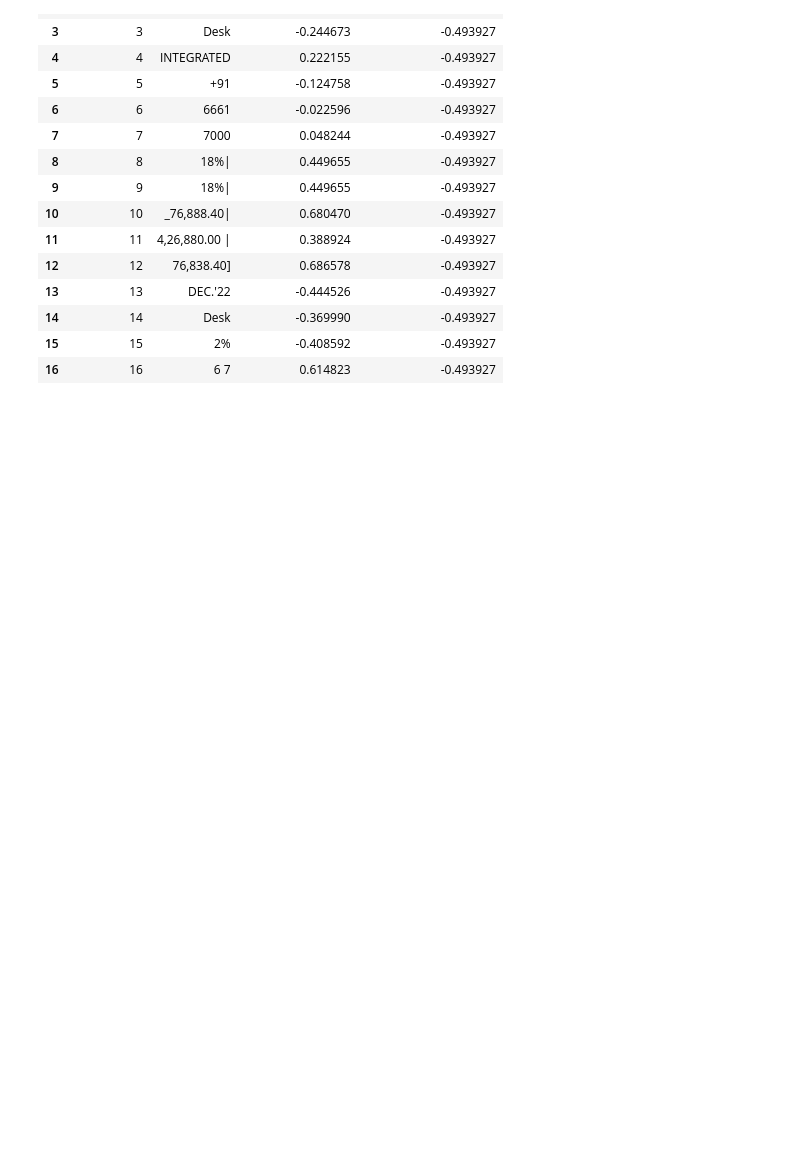
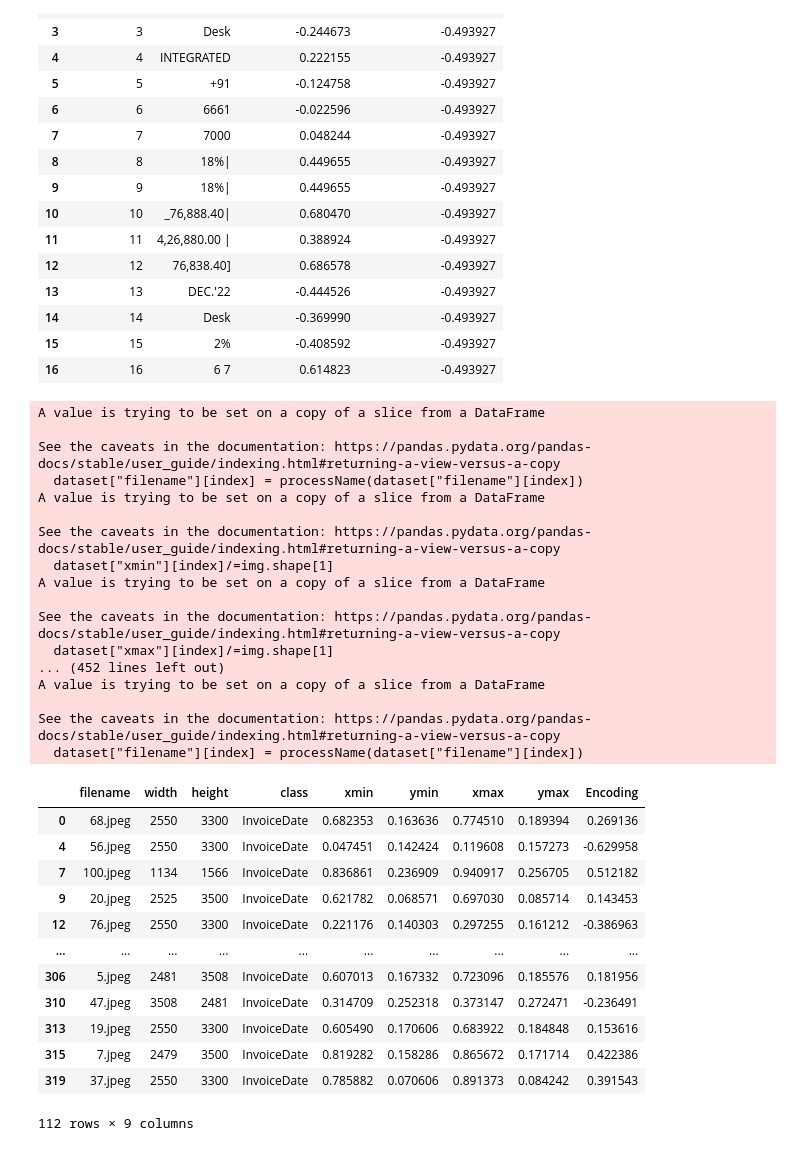
Before and after one commit to TallySolutions/Document-AI, a Jupyter notebook: Google'sRepresentationLearning/Process.ipynb, the cells around one changed output. Saved outputs shown, nothing was run; the diff lists cells and outputs as text; code cells hidden in the pictures; blank space fills up the shorter version.

```diff
--- a/Google'sRepresentationLearning/Process.ipynb
+++ b/Google'sRepresentationLearning/Process.ipynb
@@ -11,6 +12,3 @@ pwd
 # %%
 datasetDir = os.listdir("/home/aman/Documents/Tally/Git-Document-AI/Document-AI/Google'sRepresentationLearning/Data/InvoiceDateDataset")
 os.chdir("/home/aman/Documents/Tally/Git-Document-AI/Document-AI/Google'sRepresentationLearning/Data/InvoiceDateDataset")
-# %%
-df = pd.read_csv("1.jpeg.csv")
-df
@@ -127,3 +114,63 @@ df
 | 14 | 14 | Desk | -0.369990 | -0.493927 |
 | 15 | 15 | 2% | -0.408592 | -0.493927 |
 | 16 | 16 | 6 7 | 0.614823 | -0.493927 |
+# %%
+def processName(text):
+    if text[1]=="_":
+        return (text[0]+".jpeg")
+    elif text[2]=="_":
+        return (text[:2]+".jpeg")
+    else:
+        return (text[:3]+".jpeg")
+# %%
+os.chdir("/home/aman/Documents/Tally/Git-Document-AI/Document-AI/Google'sRepresentationLearning/Data/Dataset")
+dataset = pd.read_csv("_annotations.csv")
+dataset = dataset[dataset["class"]=="InvoiceDate"]
+dataset["Encoding"] = 0
+os.chdir("/home/aman/Documents/Tally/Git-Document-AI/Document-AI/Google'sRepresentationLearning/Data/Images")
+for index in dataset.index:
+    dataset["filename"][index] = processName(dataset["filename"][index])
+    img = cv2.imread(dataset["filename"][index])
+    dataset["xmin"][index]/=img.shape[1]
+    dataset["xmax"][index]/=img.shape[1]
+    dataset["ymin"][index]/=img.shape[0]
+    dataset["ymax"][index]/=img.shape[0]
+    arr = []
+    arr.append(dataset["xmin"][index])
+    arr.append(dataset["ymin"][index])
+    arr.append(dataset["xmax"][index])
+    arr.append(dataset["ymax"][index])
+    encoding = CIpca.transform([arr])
+    dataset["Encoding"][index] = encoding
+dataset
+# %% [output]
+A value is trying to be set on a copy of a slice from a DataFrame
+
+See the caveats in the documentation: https://pandas.pydata.org/pandas-docs/stable/user_guide/indexing.html#returning-a-view-versus-a-copy
+  dataset["filename"][index] = processName(dataset["filename"][index])
+A value is trying to be set on a copy of a slice from a DataFrame
+
+See the caveats in the documentation: https://pandas.pydata.org/pandas-docs/stable/user_guide/indexing.html#returning-a-view-versus-a-copy
+  dataset["xmin"][index]/=img.shape[1]
+A value is trying to be set on a copy of a slice from a DataFrame
+
+See the caveats in the documentation: https://pandas.pydata.org/pandas-docs/stable/user_guide/indexing.html#returning-a-view-versus-a-copy
+  dataset["xmax"][index]/=img.shape[1]
+... (452 lines left out)
+A value is trying to be set on a copy of a slice from a DataFrame
+
+See the caveats in the documentation: https://pandas.pydata.org/pandas-docs/stable/user_guide/indexing.html#returning-a-view-versus-a-copy
+  dataset["filename"][index] = processName(dataset["filename"][index])
+|  | filename | width | height | class | xmin | ymin | xmax | ymax | Encoding |
+| 0 | 68.jpeg | 2550 | 3300 | InvoiceDate | 0.682353 | 0.163636 | 0.774510 | 0.189394 | 0.269136 |
+| 4 | 56.jpeg | 2550 | 3300 | InvoiceDate | 0.047451 | 0.142424 | 0.119608 | 0.157273 | -0.629958 |
+| 7 | 100.jpeg | 1134 | 1566 | InvoiceDate | 0.836861 | 0.236909 | 0.940917 | 0.256705 | 0.512182 |
+| 9 | 20.jpeg | 2525 | 3500 | InvoiceDate | 0.621782 | 0.068571 | 0.697030 | 0.085714 | 0.143453 |
+| 12 | 76.jpeg | 2550 | 3300 | InvoiceDate | 0.221176 | 0.140303 | 0.297255 | 0.161212 | -0.386963 |
+| ... | ... | ... | ... | ... | ... | ... | ... | ... | ... |
+| 306 | 5.jpeg | 2481 | 3508 | InvoiceDate | 0.607013 | 0.167332 | 0.723096 | 0.185576 | 0.181956 |
+| 310 | 47.jpeg | 3508 | 2481 | InvoiceDate | 0.314709 | 0.252318 | 0.373147 | 0.272471 | -0.236491 |
+| 313 | 19.jpeg | 2550 | 3300 | InvoiceDate | 0.605490 | 0.170606 | 0.683922 | 0.184848 | 0.153616 |
+| 315 | 7.jpeg | 2479 | 3500 | InvoiceDate | 0.819282 | 0.158286 | 0.865672 | 0.171714 | 0.422386 |
+| 319 | 37.jpeg | 2550 | 3300 | InvoiceDate | 0.785882 | 0.070606 | 0.891373 | 0.084242 | 0.391543 |
+112 rows × 9 columns
```
Also changed, not shown: parts of 8 cells of this notebook, 3 other files.
